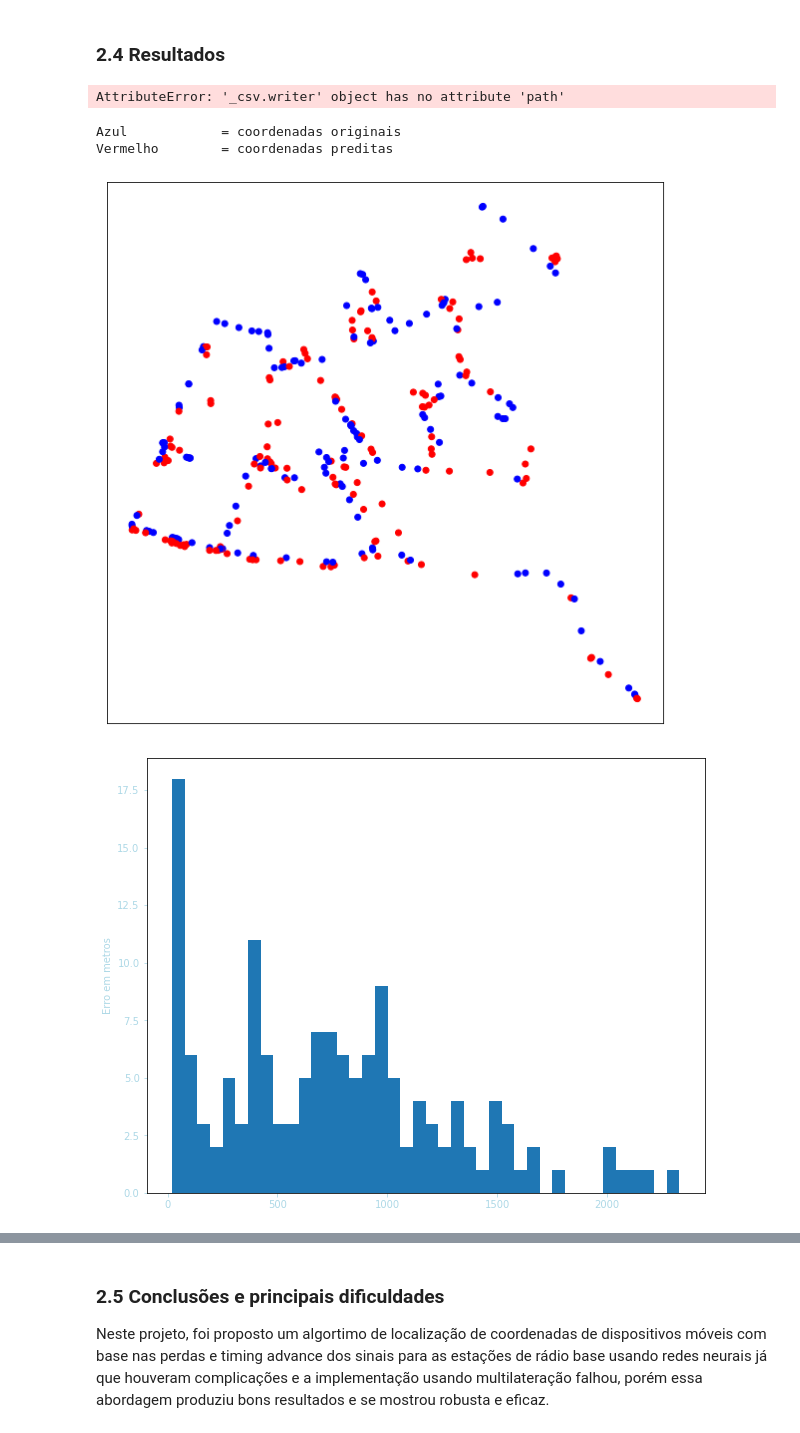
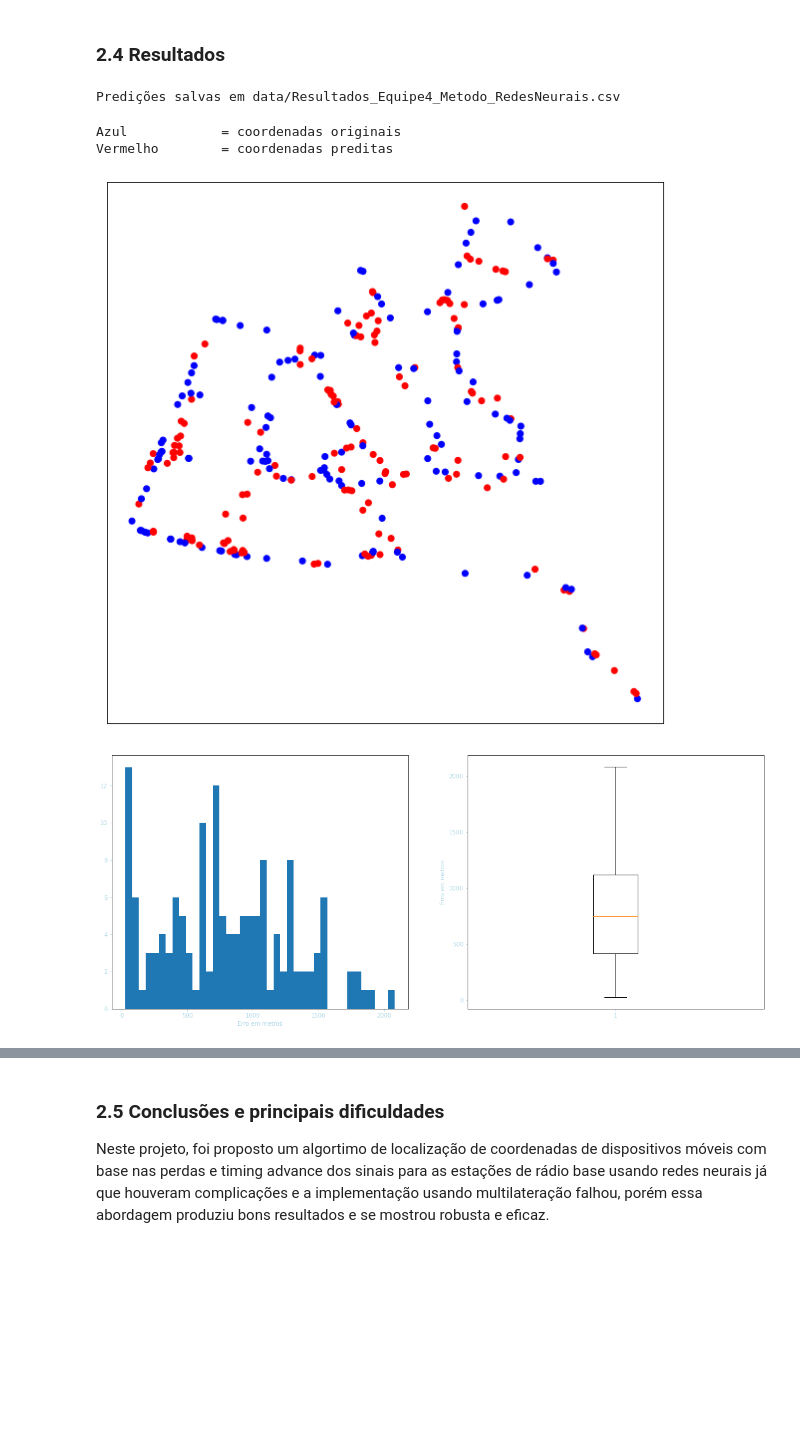
Before and after one commit to lucasgrisiq/location_predictor, a Jupyter notebook: main.ipynb, the cells around one changed output, grey strips where cells are left out. Cells and saved outputs as stored; diff of their text form; code cells hidden in the pictures; blank space fills up the shorter version.

```diff
--- a/main.ipynb
+++ b/main.ipynb
@@ -97,7 +97,7 @@ df_nan
 | 1499 | 2241 | -8.066870 | -34.894665 | 122.023333 | 127.690000 | 127.056667 | 125.990000 | 125.356667 | 954.233333 | NaN | ... |
 | 269 | 2442 | -8.065791 | -34.893631 | NaN | 120.940000 | 125.640000 | 125.290000 | 120.740000 | 115.840000 | 0.0 | ... |
 # %%
-def format_data(df):
+def format_data(df, coords=True):
     def format_cols(x):
         if 'nan' in str(x).lower():
             return np.nan
@@ -136,15 +136,12 @@ def format_data(df):
 
         return value
 
-    df['lat'] = df['lat'].apply(format_cols)
-    df['lat'] = df['lat'].apply(correct_lats)
-    df['lon'] = df['lon'].apply(format_cols)
-    df['lon'] = df['lon'].apply(correct_lons)
+    if coords:
+        df['lat'] = df['lat'].apply(format_cols)
+        df['lat'] = df['lat'].apply(correct_lats)
+        df['lon'] = df['lon'].apply(format_cols)
+        df['lon'] = df['lon'].apply(correct_lons)
 
-    bts['lat'] = bts['lat'].apply(format_cols)
-    bts['lat'] = bts['lat'].apply(correct_lats)
-    bts['lon'] = bts['lon'].apply(format_cols)
-    bts['lon'] = bts['lon'].apply(correct_lons)
 
     for i in range(1, 7):
         df[f'pathBTS{i}'] = df[f'pathBTS{i}'].apply(format_cols)
@@ -511,7 +492,7 @@ df = format_data(df)
 writer = csv.writer(open('data/Resultados_Equipe4_Metodo_RedesNeurais.csv', 'w'))
 writer.writerow(['pontoId', 'lat_pred', 'lon_pred'])
 
-data = ct.fit_transform(df.drop(['pontoId','lat', 'lon'], axis=1))
+data = ct.fit_transform(df.drop(['pontoId'], axis=1))
 
 for i, row in df.iterrows():
     pontoId = row['pontoId']
@@ -525,7 +506,7 @@ for i, row in df.iterrows():
 
 print('Predições salvas em data/Resultados_Equipe4_Metodo_RedesNeurais.csv')
 # %% [output]
-AttributeError: '_csv.writer' object has no attribute 'path'
+Predições salvas em data/Resultados_Equipe4_Metodo_RedesNeurais.csv
 # %%
 # Plotando os resultados
 from random import sample
@@ -559,23 +540,25 @@ plt.show()
 # %% [output]
 Azul            = coordenadas originais
 Vermelho        = coordenadas preditas
-[figure, old version]
+[figure, new version]
 # %%
 # Histograma dos erros em metros
 erros = []
 for i, row in pred_df.iterrows():
     lat, lon = df[df['pontoId'] == row['pontoId']].iloc[0][['lat', 'lon']]
     lat_pred, lon_pred = row['lat_pred'], row['lon_pred']
     erro = calculate_distance(lat, lon, lat_pred, lon_pred)
     erros.append(erro)
 
-fig, ax = plt.subplots(figsize=(10, 8))
+fig, ax = plt.subplots(nrows=1, ncols=2, figsize=(20, 8))
 
-ax.hist(erros, bins=40)
-ax.set_ylabel("Erro em metros")
+ax[0].hist(erros, bins=40)
+ax[0].set_xlabel("Erro em metros")
+ax[1].boxplot(erros)
+ax[1].set_ylabel("Erro em metros")
 plt.show()
 # %% [output]
-[figure, old version]
+[figure, new version]
 # %%
 # Estatisticas
 print('Erros de Localização - Estatísticas\n')
```
Also changed, not shown: parts of 6 cells of this notebook, 1 other file.
